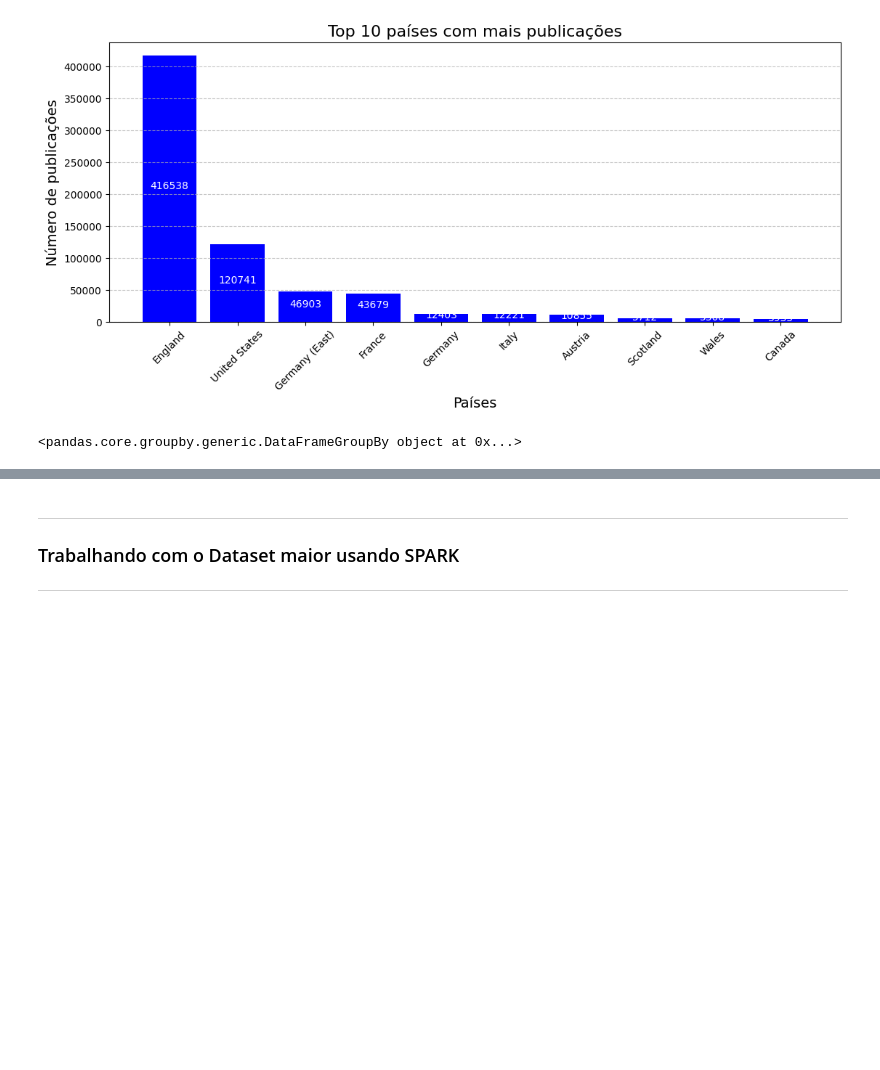
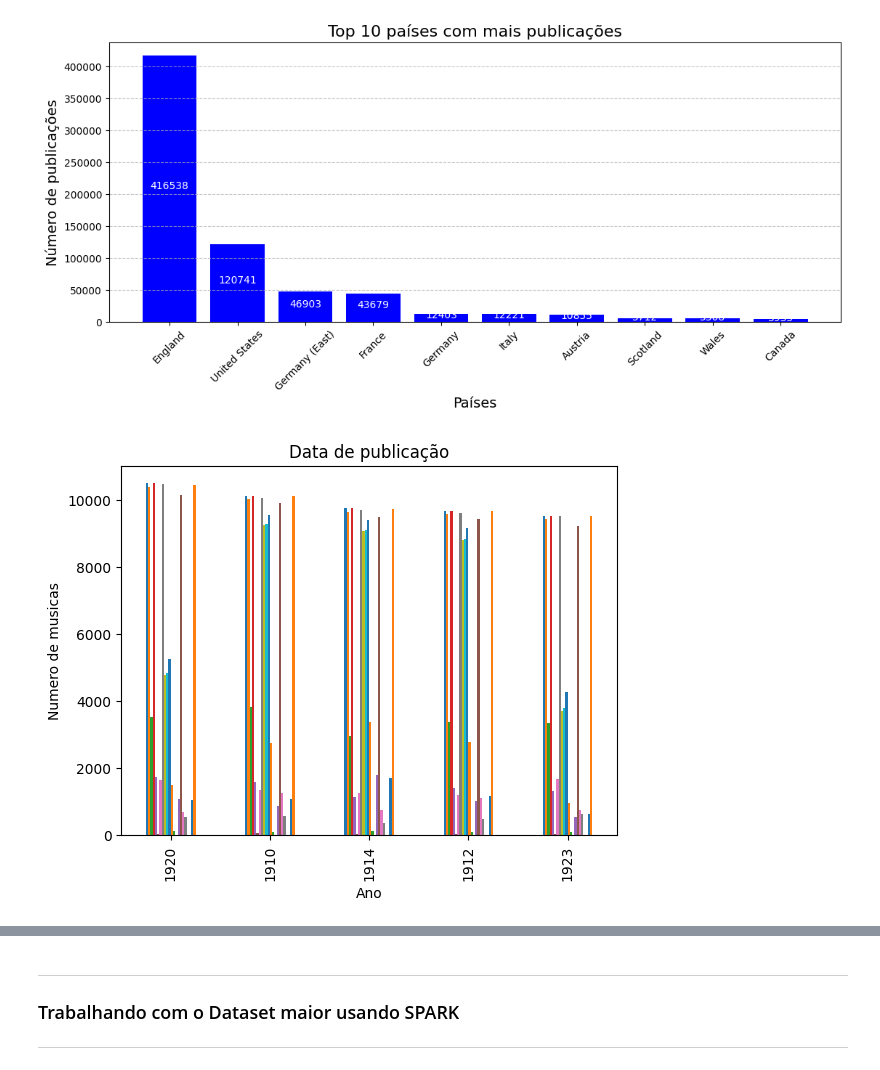
Before and after one commit to GuilhermeKotchergenko/santandercoders_bigdata1_project, a Jupyter notebook: Trabalho pandas X spark .ipynb, the cells around one changed output, grey strips where cells are left out. Cells and saved outputs as stored; diff of their text form; code cells hidden in the pictures; blank space fills up the shorter version.

```diff
--- a/Trabalho pandas X spark .ipynb
+++ b/Trabalho pandas X spark .ipynb
@@ -690,20 +690,23 @@ plt.show()
 # %% [output]
 [figure]
 # %%
-# separando o dataset por Data de publicação
-
-data_publicação = musicas.groupby("Data de publicação (padronizada)")
-display(data_publicação)
+data_publicação = musicas.groupby("Data de publicação (padronizada)").count()
-# %% [output]
-<pandas.core.groupby.generic.DataFrameGroupBy object at 0x...>
 # %%
+# separando o dataset por Data de publicação
+
+data_publicação = musicas.groupby("Data de publicação (padronizada)").count()
+top_5 = data_publicação.nlargest(5, "ID da gravação")
+
 # Imprime os grupos resultantes
 
-data_publicação.plot(kind='bar')
+top_5.plot(kind='bar',legend=False)
+
 # Adiciona título ao gráfico e rótulos aos eixos
 plt.title("Data de publicação")
-plt.xlabel("Year")
-plt.ylabel("Number of Songs")
+plt.xlabel("Ano")
+plt.ylabel("Numero de musicas")
 
 # Exibe o gráfico
 plt.show()
+# %% [output]
+[figure, added]
```
Also changed, not shown: parts of 1 cell of this notebook.
